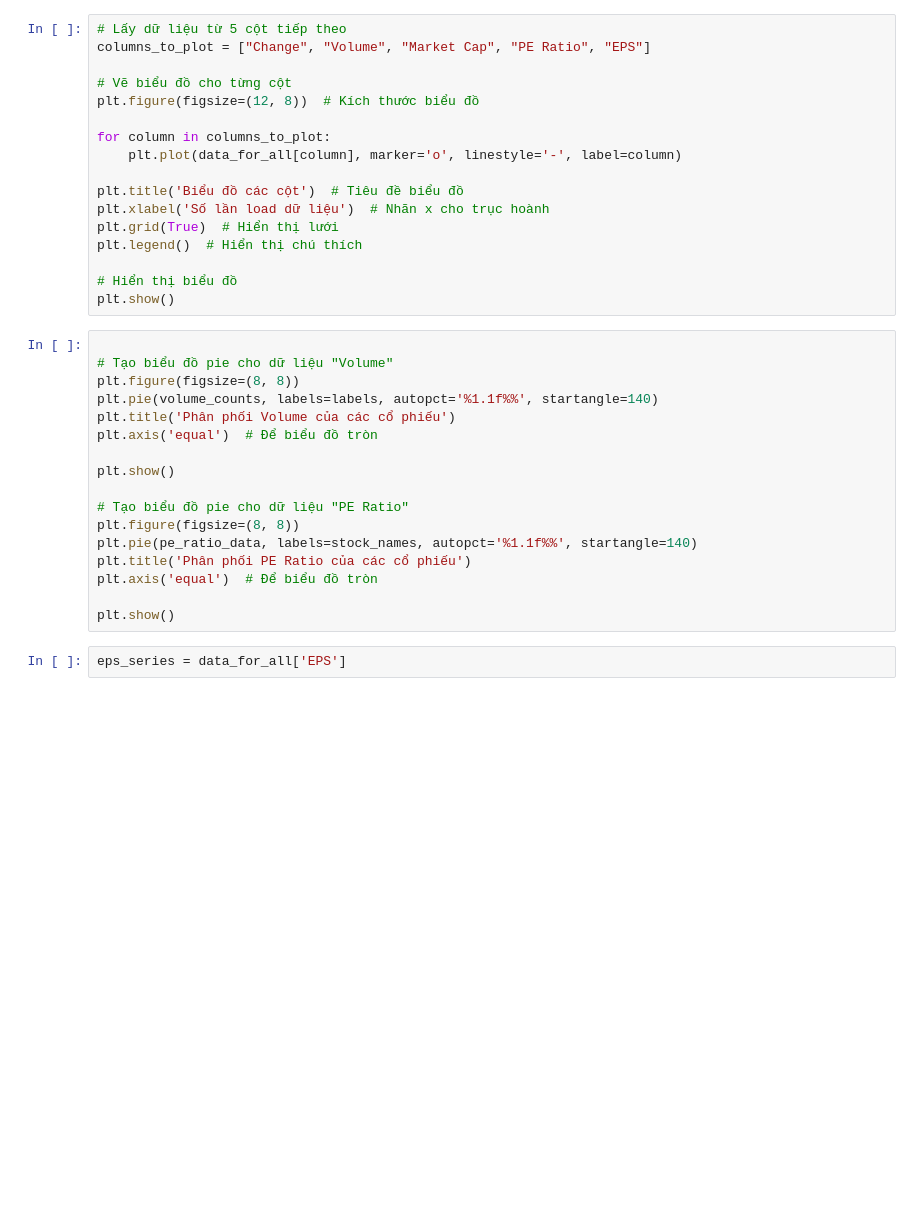
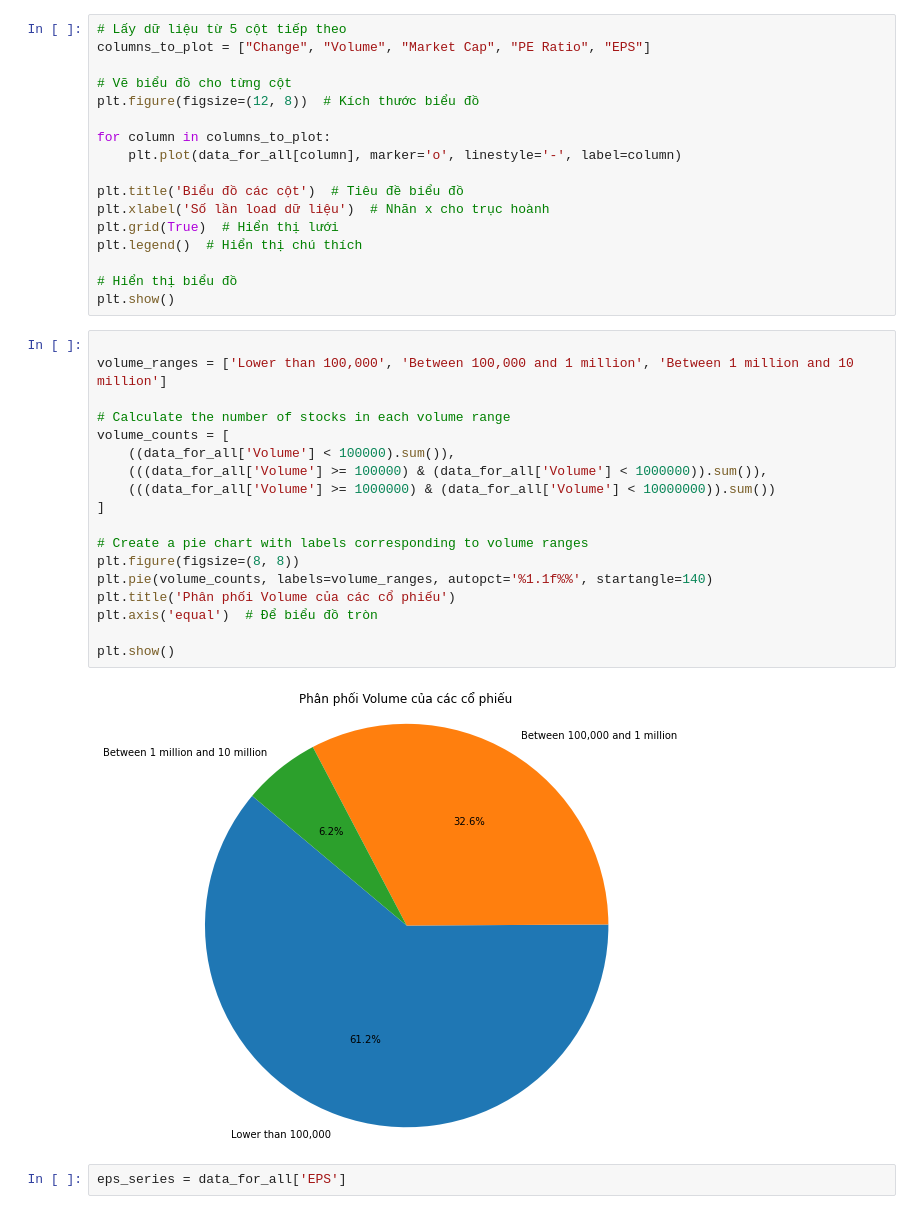
Before and after one commit to lhquan502/DATA-PROJECT, a Jupyter notebook: TradingView.ipynb, the cells around one changed output. Drawn from its saved outputs; the diff is of its cells as text; blank space fills up the shorter version.

```diff
--- a/TradingView.ipynb
+++ b/TradingView.ipynb
@@ -544,21 +598,24 @@ plt.legend()  # Hiển thị chú thích
 plt.show()
 # %%
 
-# Tạo biểu đồ pie cho dữ liệu "Volume"
+volume_ranges = ['Lower than 100,000', 'Between 100,000 and 1 million', 'Between 1 million and 10 million']
+
+# Calculate the number of stocks in each volume range
+volume_counts = [
+    ((data_for_all['Volume'] < 100000).sum()),
+    (((data_for_all['Volume'] >= 100000) & (data_for_all['Volume'] < 1000000)).sum()),
+    (((data_for_all['Volume'] >= 1000000) & (data_for_all['Volume'] < 10000000)).sum())
+]
+
+# Create a pie chart with labels corresponding to volume ranges
 plt.figure(figsize=(8, 8))
-plt.pie(volume_counts, labels=labels, autopct='%1.1f%%', startangle=140)
+plt.pie(volume_counts, labels=volume_ranges, autopct='%1.1f%%', startangle=140)
 plt.title('Phân phối Volume của các cổ phiếu')
 plt.axis('equal')  # Để biểu đồ tròn
 
 plt.show()
-
-# Tạo biểu đồ pie cho dữ liệu "PE Ratio"
-plt.figure(figsize=(8, 8))
-plt.pie(pe_ratio_data, labels=stock_names, autopct='%1.1f%%', startangle=140)
-plt.title('Phân phối PE Ratio của các cổ phiếu')
-plt.axis('equal')  # Để biểu đồ tròn
-
-plt.show()
+# %% [output]
+[figure, added]
 # %%
 eps_series = data_for_all['EPS']
 # %%
```
Also changed, not shown: parts of 3 cells of this notebook.
